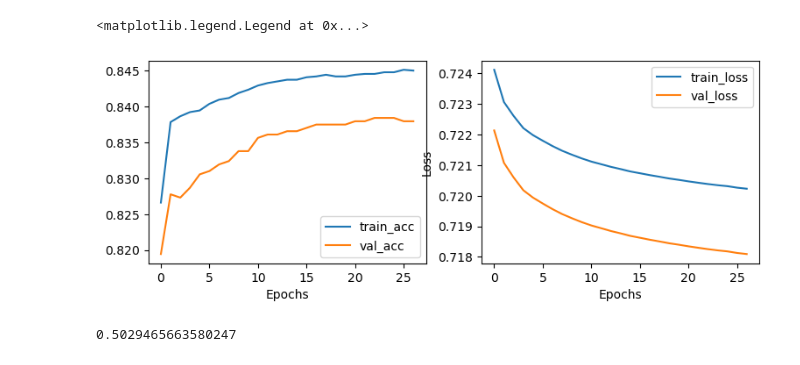
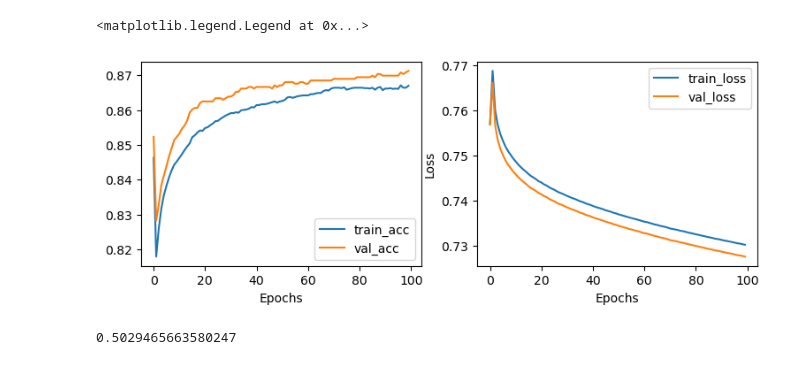
Before and after one commit to feanor3/tesi, a Jupyter notebook: analysis.ipynb, the cells around one changed output. Cells and saved outputs as stored; diff of their text form; code cells hidden in the pictures.

```diff
--- a/analysis.ipynb
+++ b/analysis.ipynb
@@ -43,25 +16,25 @@ def load_train_data(L):
 # %%
 # CLASSIFIER TRAINING
-data_train, t_train, data_val, t_val = utils.load_train_data(10, mode = 'all')
+data_train, t_train, data_val, t_val, data_test, t_test = utils.load_train_data(10, mode = 'all')
 
-clf = MLPBinary(dim_hidden=100, tolerance=1e-4, activation='relu', lr=0.01, batch_size=200, momentum=0.8, solver='sgd', alpha=0.2, power_t=0.5, n_epochs_no_update=15)
+clf = MLPBinary(dim_hidden=40, tolerance=1e-5, activation='relu', lr=0.01, batch_size=200, momentum=0.9, solver='sgd', alpha=0.1, power_t=0.4, n_epochs_no_update=5)
 clf.fit(data_train, t_train, X_val=data_val, t_val=t_val)
 
 # plotting accuracy and loss
 fig, (ax1, ax2) = plt.subplots(nrows=1, ncols=2, figsize=(9,3))
 E = len(clf.train_acc)
 ax1.plot(np.arange(E), clf.train_acc)
 ax1.plot(np.arange(E), clf.val_acc)
 ax1.legend(["train_acc", "val_acc"])
 
 ax2.plot(np.arange(E), clf.train_loss)
 ax2.plot(np.arange(E), clf.val_loss)
 ax2.set_ylabel("Loss"), ax2.set_xlabel("Accuracy")
 ax1.set_xlabel("Epochs"), ax2.set_xlabel("Epochs")
 ax2.legend(["train_loss", "val_loss"])
 # %% [output]
 <matplotlib.legend.Legend at 0x...>
-[figure, old version]
+[figure, new version]
 # %%
 clf.score(data_train, t_train)
 # %% [output]
```
Also changed, not shown: parts of 8 cells of this notebook, 1 other file.
